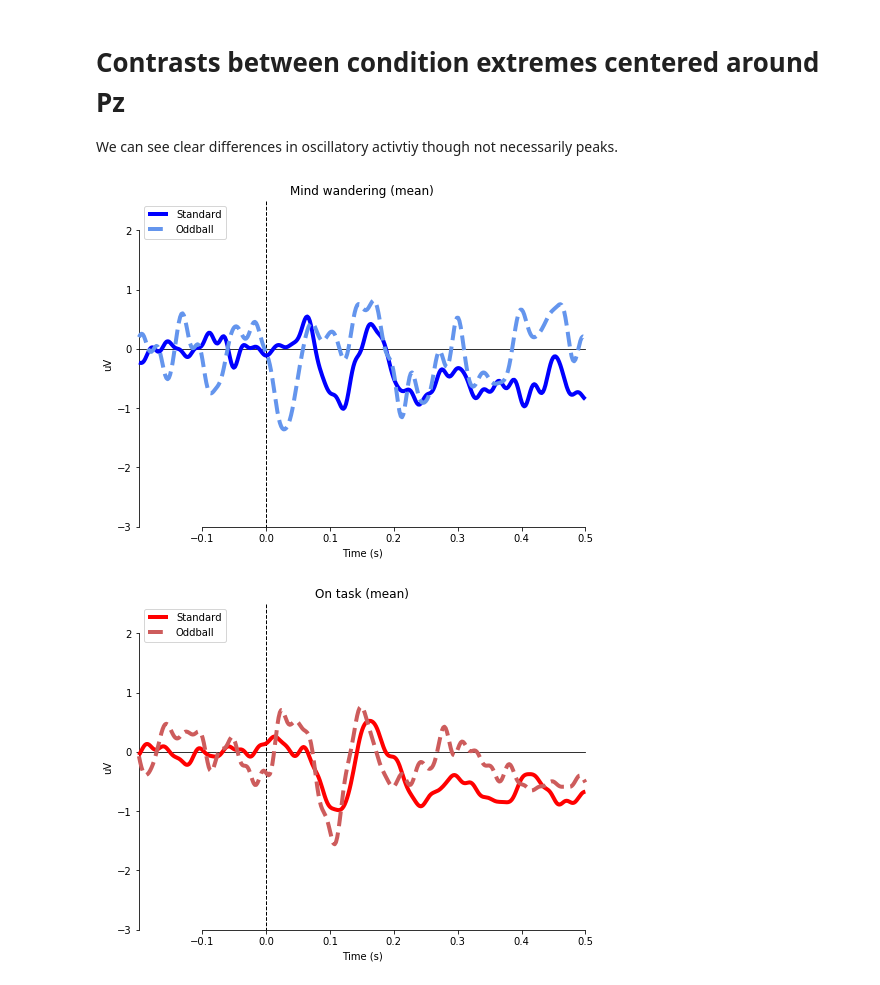
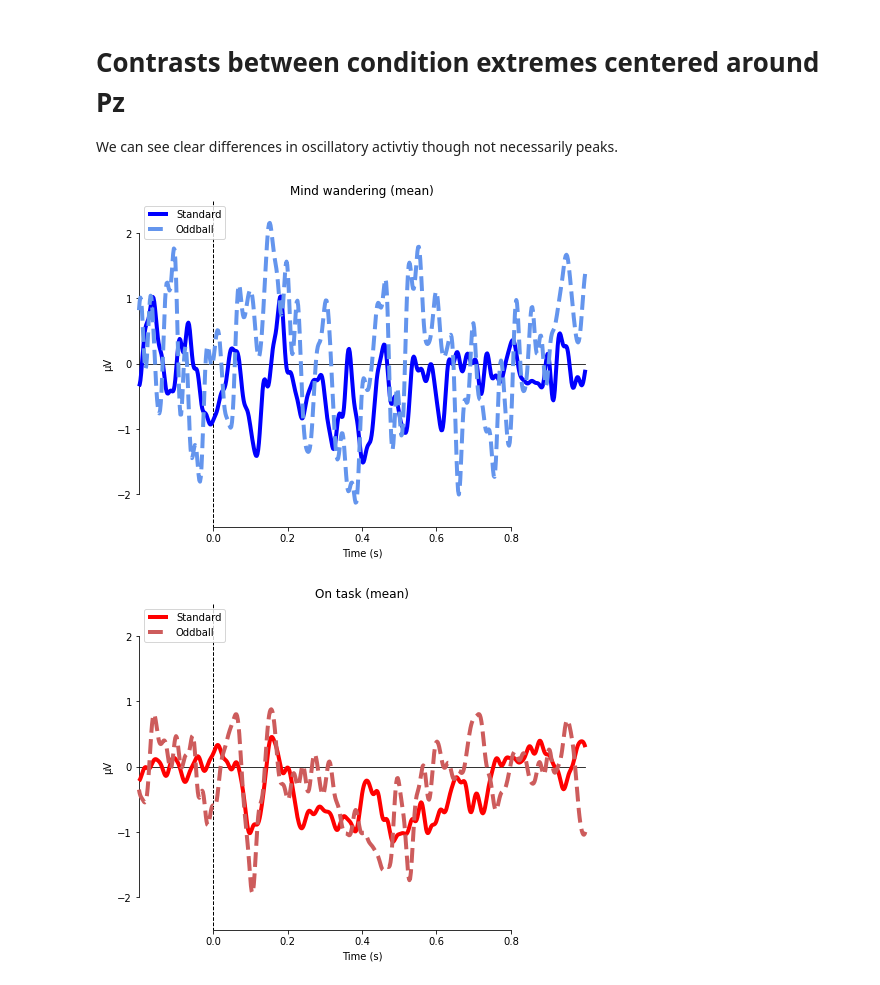
Before and after one commit to cdconrad/aalis, a Jupyter notebook: 2020-grand_average.ipynb, the cells around one changed output. Cells and saved outputs as stored; diff of their text form; code cells hidden in the pictures.

```diff
--- a/2020-grand_average.ipynb
+++ b/2020-grand_average.ipynb
@@ -316,46 +284,45 @@ We can see clear differences in oscillatory activtiy though not necessarily peak
 # %%
 %matplotlib inline
 
-picks = [gavg['MW/Standard'].ch_names.index('Pz'),
-         gavg['MW/Standard'].ch_names.index('P3'),
-         gavg['MW/Standard'].ch_names.index('P4'),
-         gavg['MW/Standard'].ch_names.index('POz'),
-         gavg['MW/Standard'].ch_names.index('Oz'),
-         gavg['MW/Standard'].ch_names.index('CPz'),  #CP3
+picks = [gavg['MW5/Standard'].ch_names.index('Pz'),
+         gavg['MW5/Standard'].ch_names.index('P3'),
+         gavg['MW5/Standard'].ch_names.index('P4'),
+         gavg['MW5/Standard'].ch_names.index('Oz'),
+         gavg['MW5/Standard'].ch_names.index('CPz'),  #CP3
         ]
 
-ots = gavg['OT/Standard'].crop(-0.2,0.5)
-oto = gavg['OT/Oddball'].crop(-0.2,0.5)
+mw1s = gavg['MW1/Standard'] #.crop(-0.1,0.4)
+mw1o = gavg['MW1/Oddball'] #.crop(-0.1,0.4)
 
-mws = gavg['MW/Standard'].crop(-0.2,0.5)
-mwo = gavg['MW/Oddball'].crop(-0.2,0.5)
+mw5s = gavg['MW5/Standard'] #.crop(-0.1,0.4)
+mw5o = gavg['MW5/Oddball'] #.crop(-0.1,0.4)
 
-mw = {'Standard':mws, 'Oddball':mwo}
-ot = {'Standard':ots, 'Oddball':oto}
+mw = {'Standard':mw5s, 'Oddball':mw5o}
+ot = {'Standard':mw1s, 'Oddball':mw1o}
 
 styles = {'Standard':{'linewidth':4},
           'Oddball':{'linewidth':4}
          }
 
 
 mne.viz.plot_compare_evokeds(mw,
                              picks=picks,
-                             ylim = dict(eeg=[-3, 2.5]),
+                             ylim = dict(eeg=[-2.5, 2.5]),
                              styles=styles,
                              colors=['blue','cornflowerblue'],
                              linestyles=['-','--'],
                              title="Mind wandering",
                              combine='mean')
 
 mne.viz.plot_compare_evokeds(ot,
                              picks=picks,
-                             ylim = dict(eeg=[-3, 2.5]),
+                             ylim = dict(eeg=[-2.5, 2.5]),
                              styles=styles,
                              colors=['red','indianred'],
                              linestyles=['-','--'],
                              title="On task",
                              combine='mean');
 # %% [output]
-[figure, old version]
+[figure, new version]
-[figure, old version]
+[figure, new version]
 # %%
```
Also changed, not shown: parts of 28 cells of this notebook, 1 other file.
